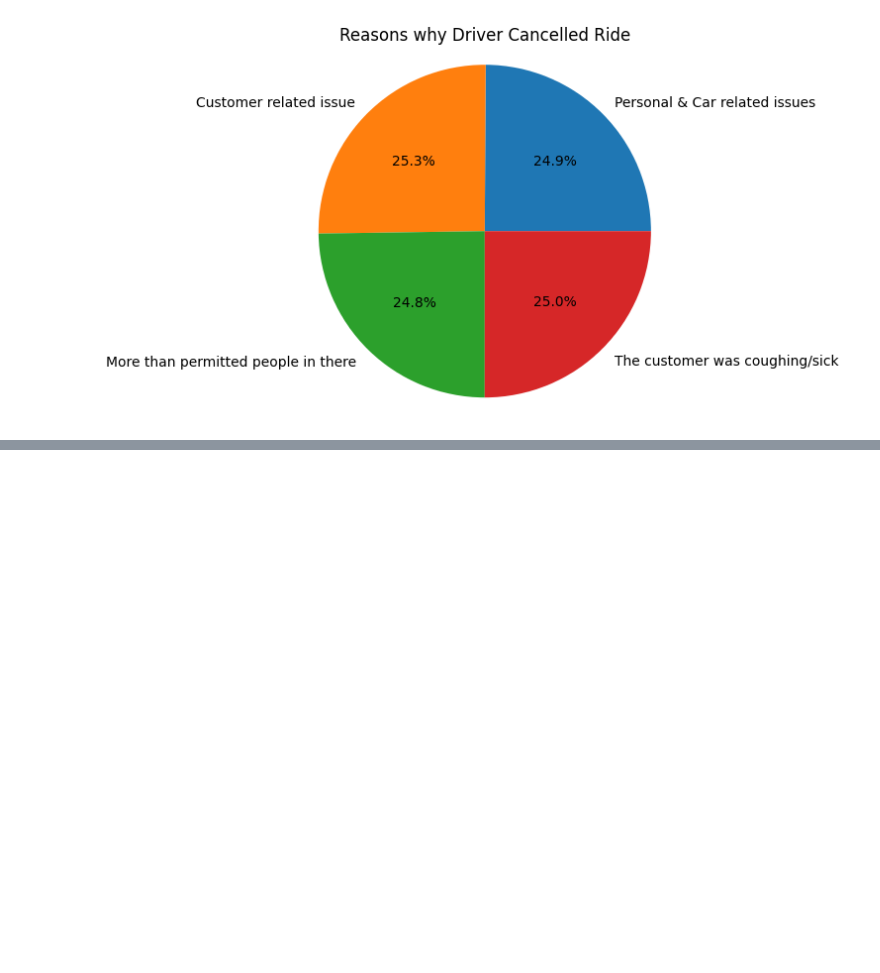
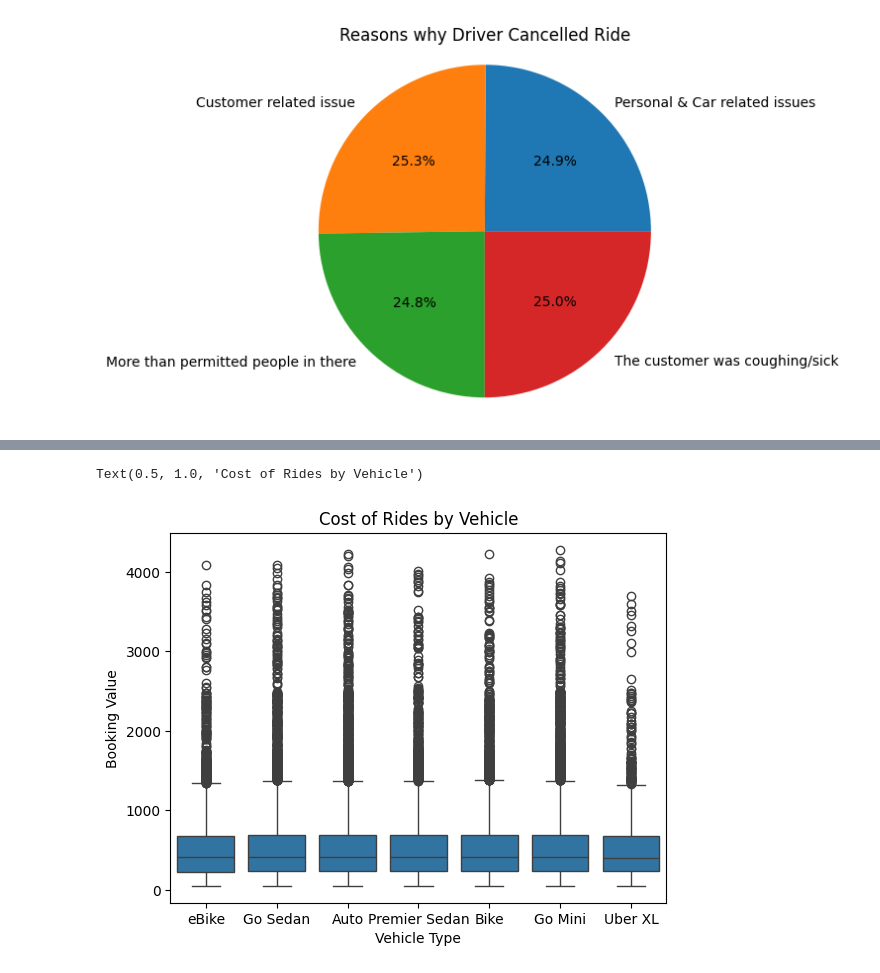
Before and after one commit to build-summer-2025/async-final-project-purple-ruion, a Jupyter notebook: final_project_example.ipynb, the cells around one changed output, grey strips where cells are left out. Drawn from its saved outputs; the diff is of its cells as text; code cells hidden in the pictures; blank space fills up the shorter version.

```diff
--- a/final_project_example.ipynb
+++ b/final_project_example.ipynb
@@ -140,0 +171,7 @@ plt.barh('Vehicle Type', 'Booking Value mean')
+# %%
+#q10
+sns.boxplot(x='Vehicle Type', y='Booking Value', data=uber_df)
+plt.title('Cost of Rides by Vehicle')
+# %% [output]
+Text(0.5, 1.0, 'Cost of Rides by Vehicle')
+[figure, added]
```
Also changed, not shown: parts of 4 cells of this notebook, 4 other files.
